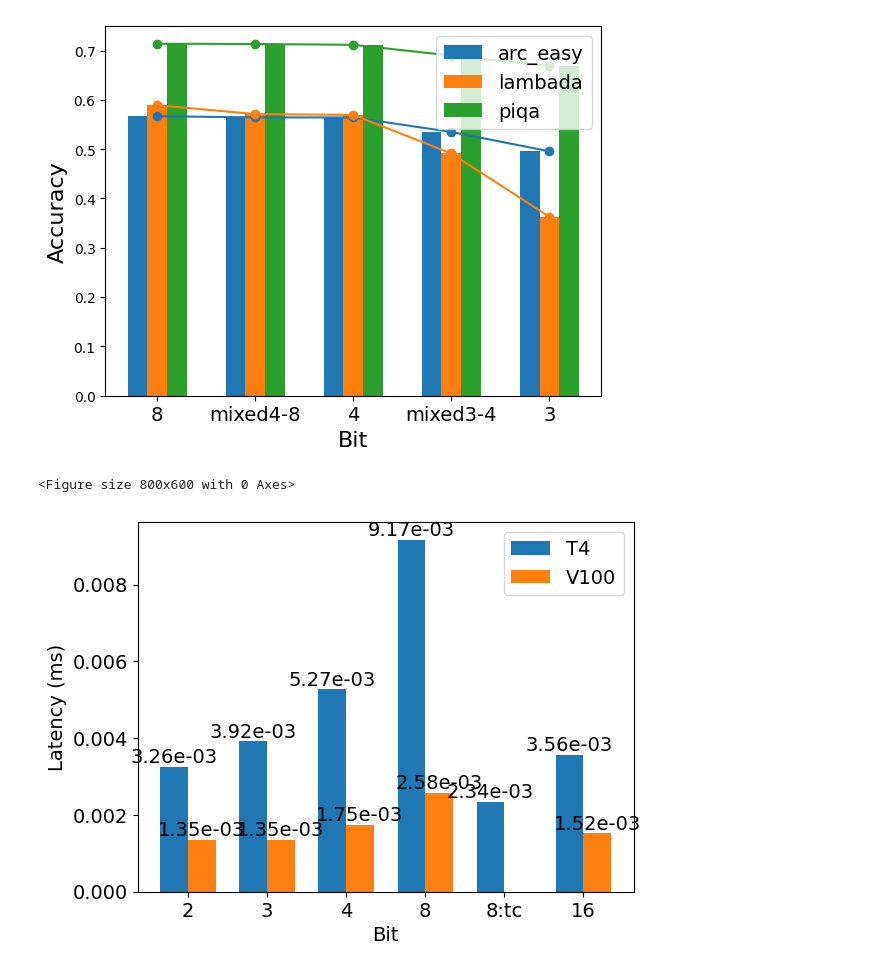
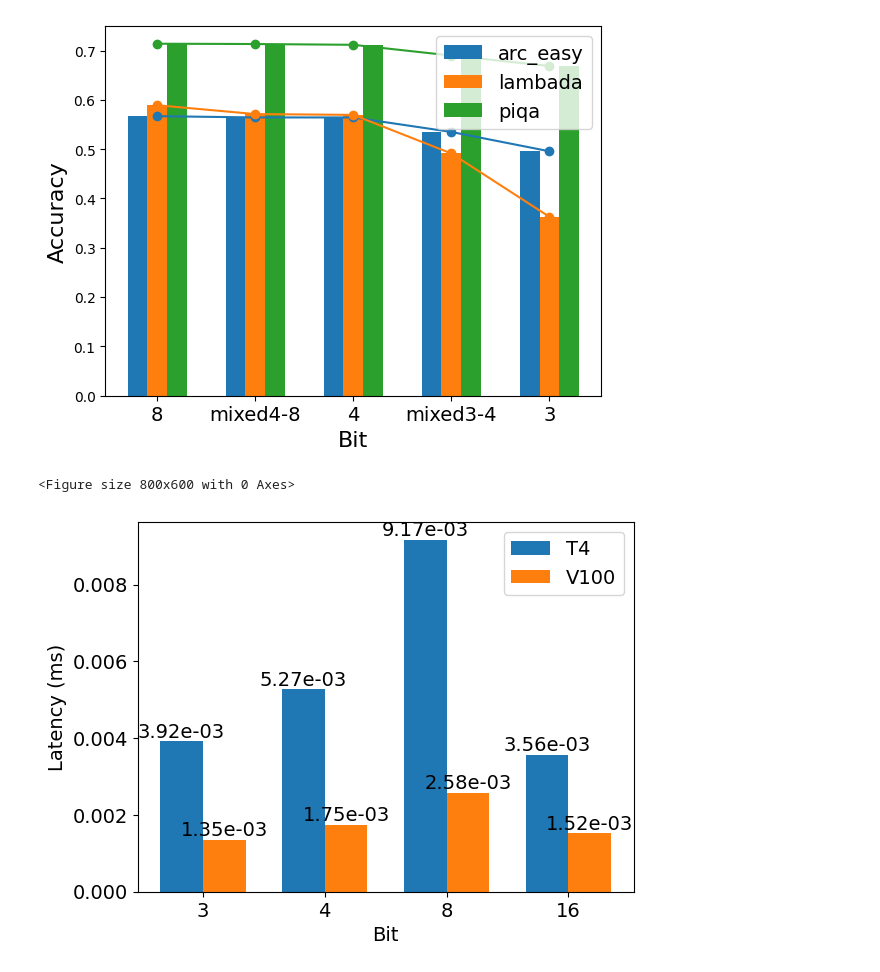
Before and after one commit to tonyzhao-jt/LLM-PQ, a Jupyter notebook: notebook/Motive_Graph.ipynb, the cells around one changed output. Drawn from its saved outputs; the diff is of its cells as text; code cells hidden in the pictures.

```diff
--- a/notebook/Motive_Graph.ipynb
+++ b/notebook/Motive_Graph.ipynb
@@ -90,12 +91,12 @@ def plot_performance_comparison(t4_values, v100_values, labels, x_label="Bits",
 # %%
 # Example usage
 x_label = "Bit"
 y_label = "Latency (ms)"
 title = "T4-V100-BZ-4-vary-bit-lat"
-t4_values = [0.003258668, 0.003918574, 0.005272038, 0.009167433, 0.002336669, 0.00355543]
-v100_values = [0.001353238, 0.001345137, 0.001745379, 0.002575114, 0, 0.00152104]
-bits = ['2', '3', '4', '8', '8:tc', '16']
+t4_values = [ 0.003918574, 0.005272038, 0.009167433, 0.00355543]
+v100_values = [ 0.001345137, 0.001745379, 0.002575114,0.00152104]
+bits = ['3', '4', '8', '16']
 plot_performance_comparison(t4_values, v100_values, bits, x_label, y_label, title)
 # %% [output]
 <Figure size 800x600 with 0 Axes>
-[figure, old version]
+[figure, new version]
```
Also changed, not shown: parts of 6 cells of this notebook, 51 other files.
